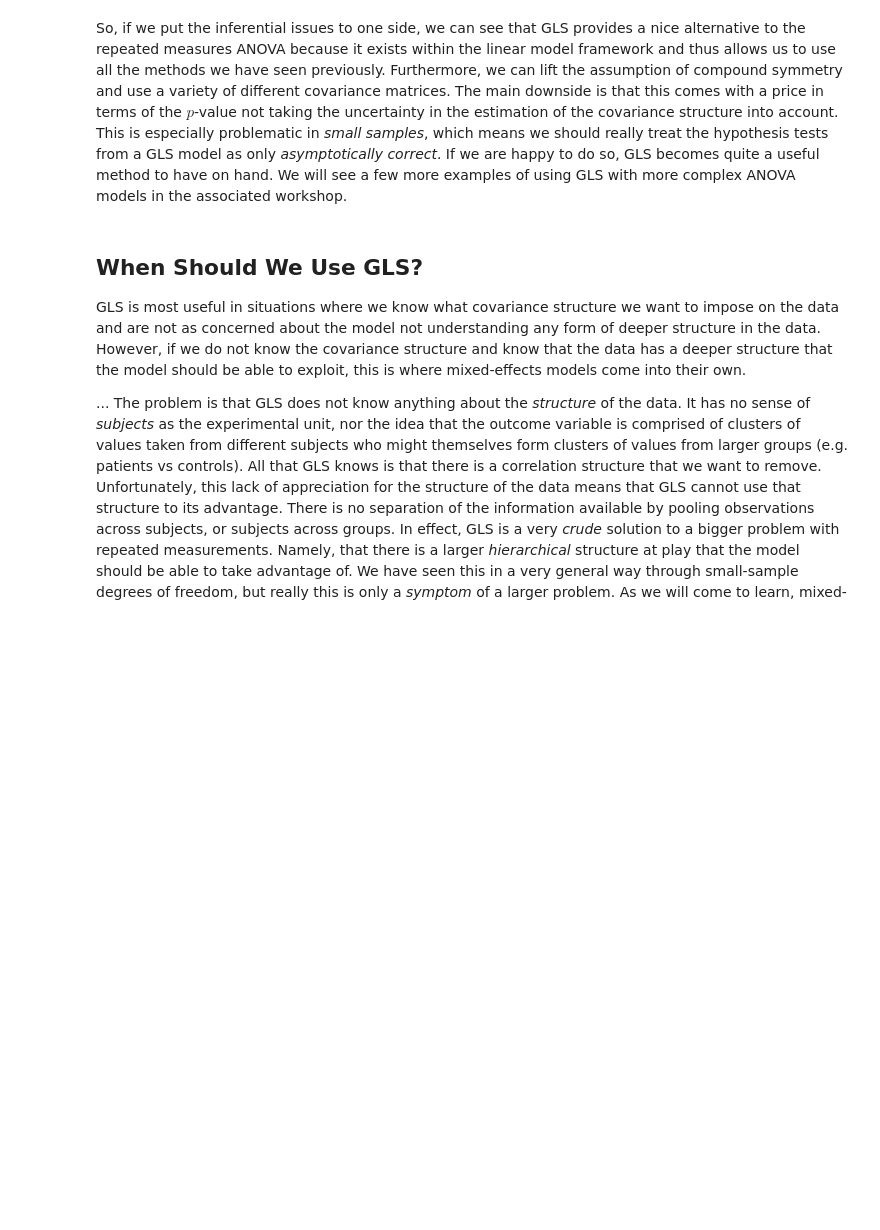
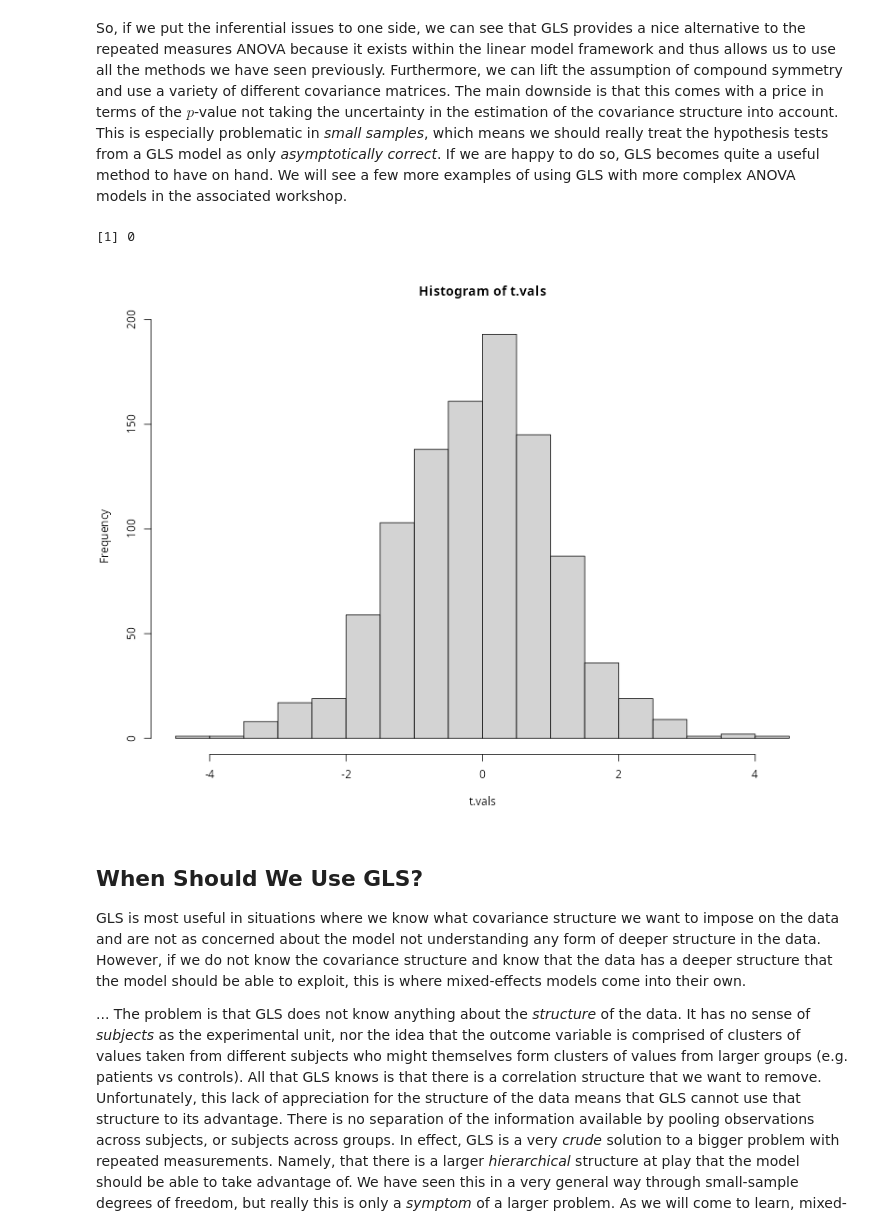
Before and after one commit to PCHN63112-Mixed-Models/mixed-effects-intro, a Jupyter notebook: 1.gls.ipynb, the cells around one changed output. Cells and saved outputs as stored; diff of their text form; code cells hidden in the pictures; blank space fills up the shorter version.

```diff
--- a/1.gls.ipynb
+++ b/1.gls.ipynb
@@ -262,6 +280,71 @@ print(emm$contrasts)
 Degrees-of-freedom method: df.error
 # %% [markdown]
 So, if we put the inferential issues to one side, we can see that GLS provides a nice alternative to the repeated measures ANOVA because it exists within the linear model framework and thus allows us to use all the methods we have seen previously. Furthermore, we can lift the assumption of compound symmetry and use a variety of different covariance matrices. The main downside is that this comes with a price in terms of the $p$-value not taking the uncertainty in the estimation of the covariance structure into account. This is especially problematic in *small samples*, which means we should really treat the hypothesis tests from a GLS model as only *asymptotically correct*. If we are happy to do so, GLS becomes quite a useful method to have on hand. We will see a few more examples of using GLS with more complex ANOVA models in the associated workshop.
+# %%
+library(Matrix)
+
+gls_marginal_cov <- function(fit) {
+  n <- nobs(fit)
+
+  # Correlation blocks (list) or single matrix if no grouping
+  cs <- fit$modelStruct$corStruct
+  if (is.null(cs)) {
+    # No correlation structure: R = I
+    Rlist <- list(Matrix::Diagonal(n))
+    g <- factor(rep("all", n))
+  } else {
+    Rlist <- corMatrix(cs)
+    g <- getGroups(fit)
+    if (is.null(g)) g <- factor(rep("all", n))
+  }
+
+  # Variance weights (if no varStruct, all 1s)
+  vs <- fit$modelStruct$varStruct
+  w <- if (is.null(vs)) rep(1, n) else varWeights(vs)
+
+  # Indices per group, aligned to the same order as used in the fit
+  idx <- split(seq_along(g), g)
+
+  sig2 <- fit$sigma^2
+
+  # Build block covariance matrices: Sigma_g = sig2 * D^(1/2) R D^(1/2)
+  # In nlme, varWeights are (typically) inverse-SD-type weights, so Var(e_i) = sig2 / w_i^2.
+  Sig_blocks <- Map(function(R, ii) {
+    Dhalf <- Matrix::Diagonal(x = 1 / w[ii])
+    sig2 * (Dhalf %*% R %*% Dhalf)
+  }, Rlist, idx)
+
+  Matrix::bdiag(Sig_blocks)
+}
+
+library(nlme)
+library(MASS)
+
+full.fit <- gls(weight ~ time, correlation=corCompSymm(form=~1|id), data=mice2.long)
+null.fit <- gls(weight ~ 1,    correlation=corCompSymm(form=~1|id), data=mice2.long)
+
+Sigma_hat <- gls_marginal_cov(null.fit)
+
+n.sims <- 1000
+t.vals <- numeric(n.sims)
+
+for (i in 1:n.sims) {
+  y_star            <- as.vector(mvrnorm(1, mu=fitted(null.fit), Sigma = Sigma_hat))
+  mice2.long$y_star <- y_star
+
+  fit_b <- gls(y_star ~ time, correlation=corCompSymm(form=~1|id), data=mice2.long)
+
+  t.vals[i] <- summary(fit_b)$tTable["timeafter", "t-value"]
+}
+
+# empirical p-value
+hist(t.vals, breaks=20)
+t_obs <- summary(full.fit)$tTable["timeafter", "t-value"]
+p_boot <- mean(abs(t.vals) >= abs(t_obs))
+print(p_boot)
+# %% [output]
+[1] 0
+[figure, added]
 # %% [markdown]
 ## When Should We Use GLS?
 GLS is most useful in situations where we know what covariance structure we want to impose on the data and are not as concerned about the model not understanding any form of deeper structure in the data. However, if we do not know the covariance structure and know that the data has a deeper structure that the model should be able to exploit, this is where mixed-effects models come into their own.
```
Also changed, not shown: parts of 11 cells of this notebook, 11 other files.
